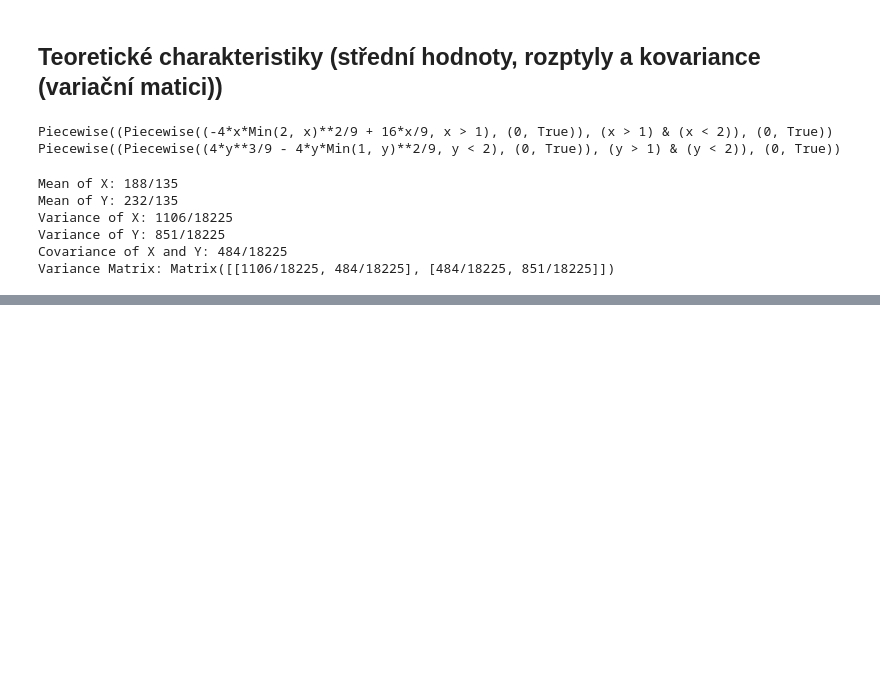
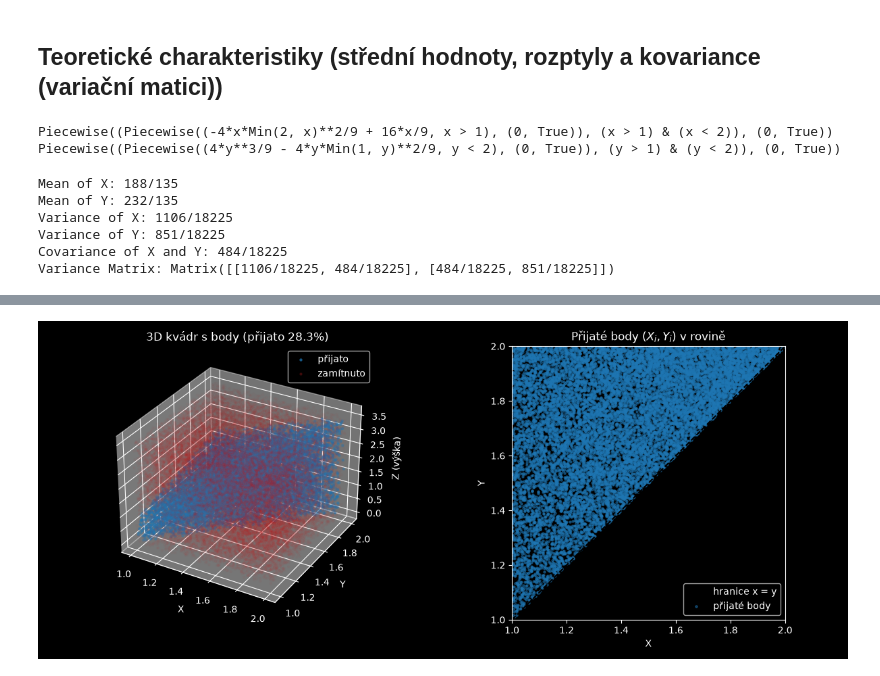
Before and after one commit to VitaliyAtmnk/uloha1, a Jupyter notebook: main.ipynb, the cells around one changed output, grey strips where cells are left out. Cells and saved outputs as stored; diff of their text form; code cells hidden in the pictures; blank space fills up the shorter version.

```diff
--- a/main.ipynb
+++ b/main.ipynb
@@ -231,0 +236,77 @@ Variance Matrix: Matrix([[1106/18225, 484/18225], [484/18225, 851/18225]])
+# %%
+import numpy as np
+
+rng = np.random.default_rng(42)
+min = 1.0
+max = 2.0
+m = 50_000
+c = (8/9)*max*max
+x = rng.uniform(min, max, m)
+y = rng.uniform(min, max, m)
+z = rng.uniform(0, c, m)
+prijato = (x <= y) & (z <= (8/9) * x * y)
+x_prijato = x[prijato]
+y_prijato = y[prijato]
+print(f"Míra přijetí: {prijato.mean():.4f} (teoreticky 9/32 = {9/32:.4f})")
+print(f"Odhad E[X]: {x.mean():.4f} (teoreticky 38/27 ≈ 1.4074)")
+print(f"Odhad E[Y]: {y.mean():.4f} (teoreticky 232/135 ≈ 1.7185)")
+print(f"Odhad Var(Y): {y.var():.6f} (teoreticky 851/18225 ≈ 0.046694)")
+
+fig = plt.figure(figsize=(12, 5))
+
+# 1. Graf: 3D kvádr bodů
+ax1 = fig.add_subplot(121, projection="3d")
+ax1.scatter(
+    x[prijato],
+    y[prijato],
+    z[prijato],
+    c="tab:blue",
+    s=5,
+    label="přijato",
+    alpha=0.6,
+)
+ax1.scatter(
+    x[~prijato],
+    y[~prijato],
+    z[~prijato],
+    c="tab:red",
+    s=5,
+    label="zamítnuto",
+    alpha=0.2,
+)
+ax1.set_xlabel("X")
+ax1.set_ylabel("Y")
+ax1.set_zlabel("Z (výška)")
+ax1.set_title(f"3D kvádr s body (přijato {prijato.mean():.1%})")
+ax1.legend()
+
+# 2. Graf: 2D průmět přijatých bodů v rovině (X, Y)
+ax2 = fig.add_subplot(122)
+# Vykreslení hranice oblasti x <= y
+ax2.plot(
+    [min, max],
+    [min, max],
+    "k--",
+    label="hranice x = y",
+    linewidth=1.5,
+)
+
+ax2.scatter(
+    x_prijato[:m],
+    y_prijato[:m],
+    c="tab:blue",
+    s=5,
+    alpha=0.5,
+    label="přijaté body",
+)
+ax2.set_xlabel("X")
+ax2.set_ylabel("Y")
+ax2.set_xlim(min, max)
+ax2.set_ylim(min, max)
+ax2.set_aspect("equal")
+ax2.set_title("Přijaté body $(X_i, Y_i)$ v rovině")
+ax2.legend()
+
+plt.tight_layout()
+plt.show()
+# %% [output]
@@ -232,3 +317,4 @@ Variance Matrix: Matrix([[1106/18225, 484/18225], [484/18225, 851/18225]])
+[figure, added]
 # %%
 def plot_empirical_vs_theoretical(
     x_samples, y_samples, f_x, f_y, F_x, F_y
```
Also changed, not shown: parts of 2 cells of this notebook.
